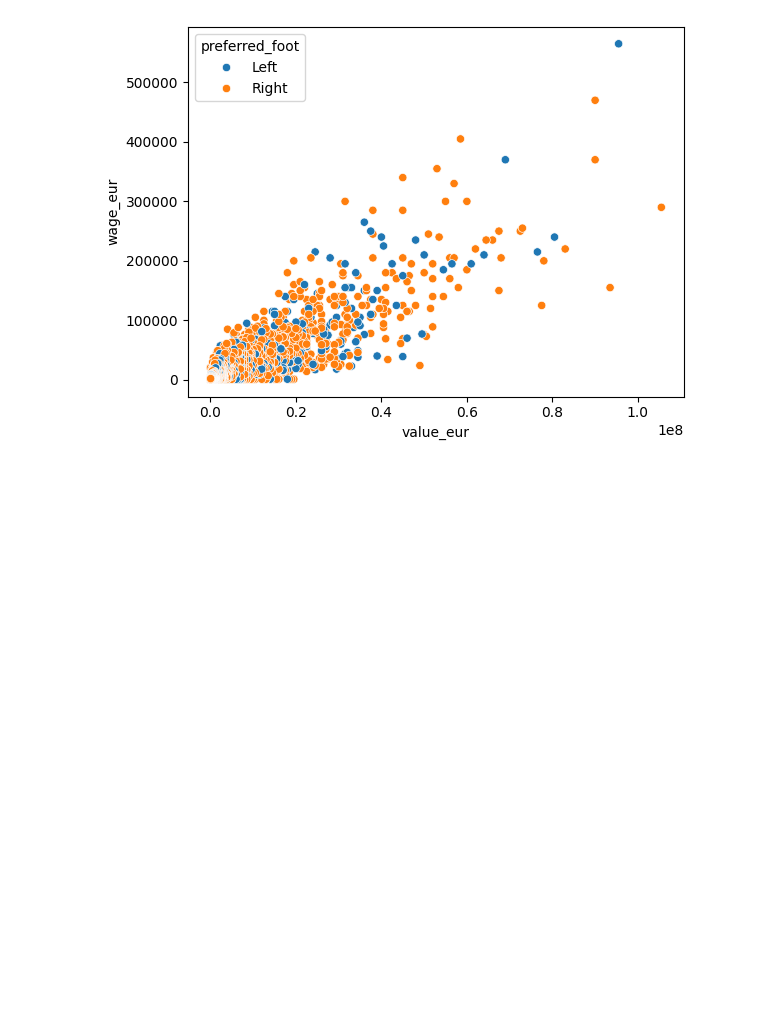
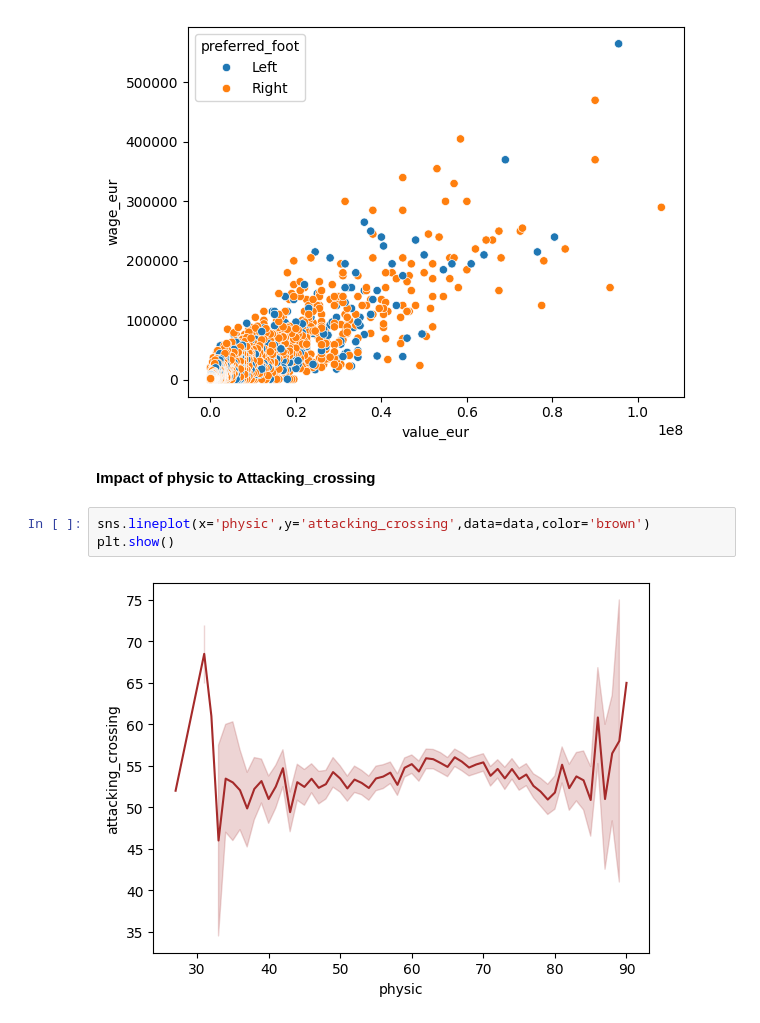
Before and after one commit to SudarshanIngole/Batch-18-2024, a Jupyter notebook: Final_PRCP_FIFA_20.ipynb, the cells around one changed output. Drawn from its saved outputs; the diff is of its cells as text; blank space fills up the shorter version.

```diff
--- a/Final_PRCP_FIFA_20.ipynb
+++ b/Final_PRCP_FIFA_20.ipynb
@@ -721,3 +721,10 @@ sns.scatterplot(x='value_eur',y='wage_eur',data=data,color='brown',hue='preferre
 plt.show()
 # %% [output]
 [figure]
+# %% [markdown]
+**Impact of physic to Attacking_crossing**
+# %%
+sns.lineplot(x='physic',y='attacking_crossing',data=data,color='brown')
+plt.show()
+# %% [output]
+[figure, added]
```
Also changed, not shown: parts of 4 cells of this notebook.
